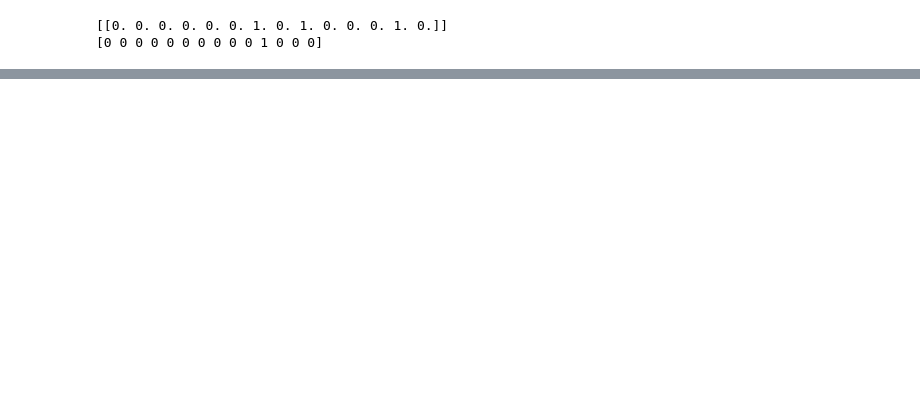
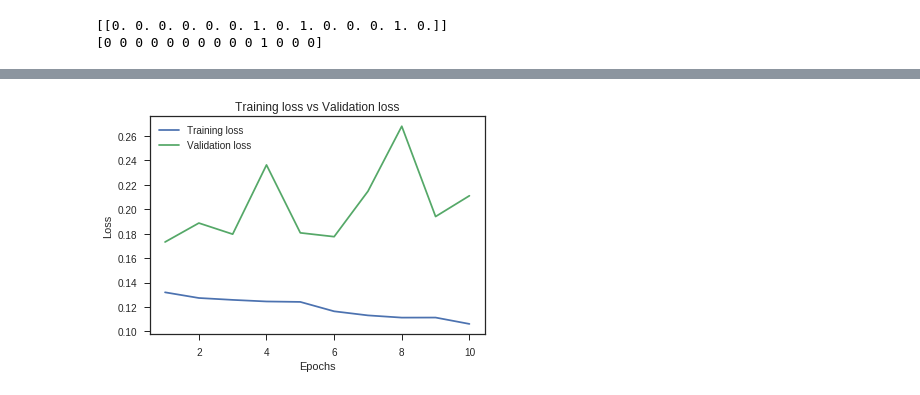
Before and after one commit to tafseerahmed/Deep-Learning-Project-UH18, a Jupyter notebook: Deep_Learning_Project_DATA_PROCESSING_prove.ipynb, the cells around one changed output, grey strips where cells are left out. Saved outputs shown, nothing was run; the diff lists cells and outputs as text; code cells hidden in the pictures; blank space fills up the shorter version.

```diff
--- a/Deep_Learning_Project_DATA_PROCESSING_prove.ipynb
+++ b/Deep_Learning_Project_DATA_PROCESSING_prove.ipynb
@@ -659,6 +659,6 @@ for i_batch, sample_batched in enumerate(dataloader):
 # %%
-train_loader = DataLoader(dataset=train_dataset, batch_size=16, shuffle=True,num_workers=4)
-validation_loader = DataLoader(dataset=test_dataset, batch_size=16, shuffle=False,num_workers=4)
+train_loader = DataLoader(dataset=train_dataset, batch_size=64, shuffle=True,num_workers=4)
+validation_loader = DataLoader(dataset=test_dataset, batch_size=64, shuffle=False,num_workers=4)
 
 for i_batch, sample_batched in enumerate(train_loader):
     print(i_batch, sample_batched['image'].size(),
@@ -921,6 +924,8 @@ def validate(loss_vector):  # CORRECT VALIDATION
   print("precision: {}".format(precision))
   print("recall: {}".format(recall))
   print("f1_score: {}".format(f1))
+
+  loss_vector.append(val_loss)
 # %%
 # how many images there are
 test_data.shape[0]
@@ -1238,7 +1231,7 @@ Inception_Net(
 )
 # %%
 %%time
-epochs = 8
+epochs = 10
 
 train_loss,valid_loss, accv = [], [], []
 for epoch in range(1, epochs + 1):
@@ -1265 +1258,14 @@ Wall time: 24min 51s
+# %%
+# training loss against validation loss
+plt.clf()
+plt.plot(np.arange(1,epochs+1), train_loss, label='Training loss')
+plt.plot(np.arange(1,epochs+1), valid_loss, label='Validation loss')
+plt.xlabel("Epochs")
+plt.ylabel("Loss")
+plt.legend()
+plt.title('Training loss vs Validation loss')
+
+plt.show()
+# %% [output]
+[figure, added]
 # %%
```
Also changed, not shown: parts of 20 cells of this notebook.
